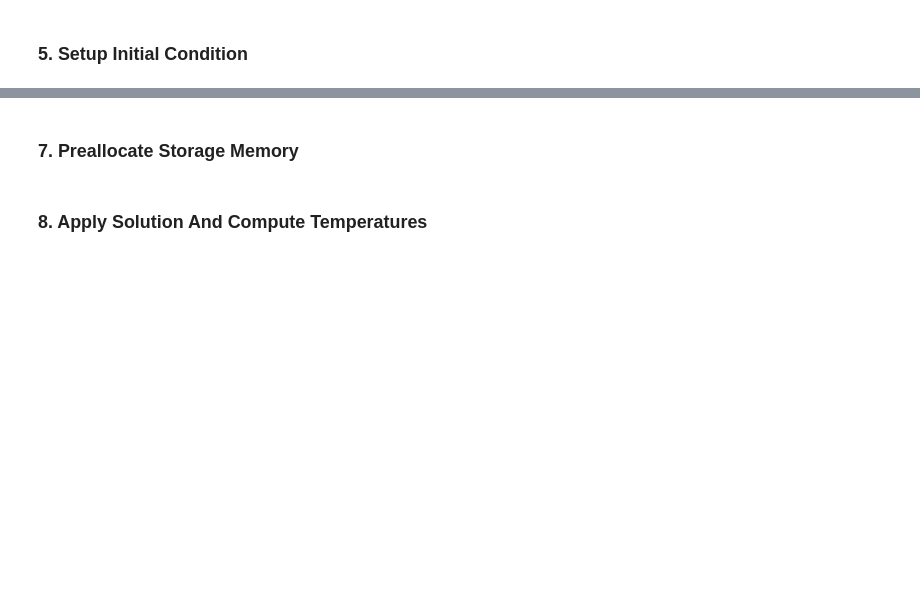
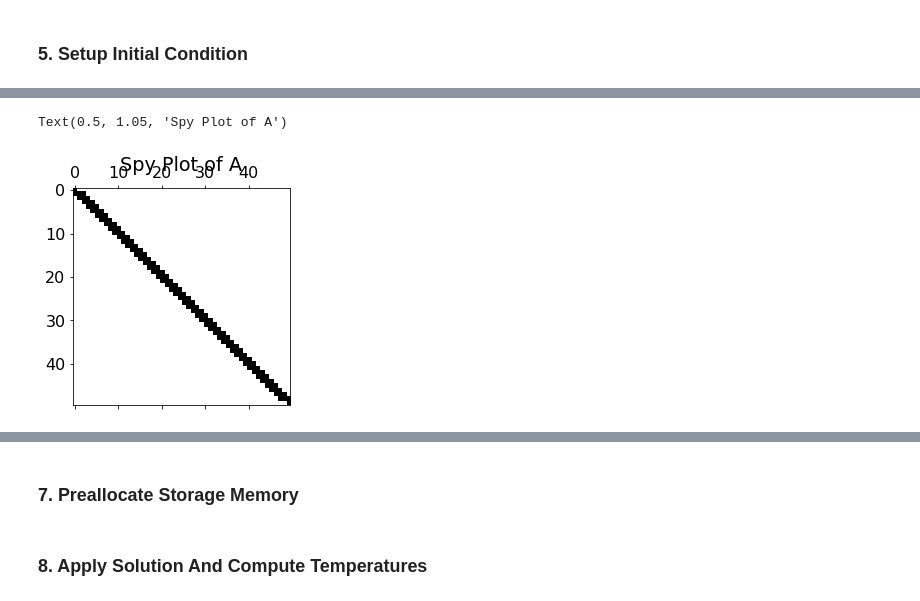
Before and after one commit to DamynChipman/geos518-fall-2021, a Jupyter notebook: mod03/mod03_1D-Diffusion-Assignment.ipynb, the cells around one changed output, grey strips where cells are left out. Drawn from its saved outputs; the diff is of its cells as text; code cells hidden in the pictures; blank space fills up the shorter version.

Commit message:
Committing with finished assignment; adding assets and figures.

```diff
--- a/mod03/mod03_1D-Diffusion-Assignment.ipynb
+++ b/mod03/mod03_1D-Diffusion-Assignment.ipynb
@@ -168,0 +196,25 @@ array([[2., 1., 0., ..., 0., 0., 0.],
+# %%
+alpha = Ds * (dt / (2*dz**2))
+print('soil diffusivity = {}'.format(Ds))
+print('alpha = {}'.format(alpha))
+
+A_lower_diag = -alpha*np.ones(Nz)
+A_lower_diag[-2] = 0
+
+A_diag = (1 + 2*alpha)*np.ones(Nz)
+A_diag[0] = 1
+A_diag[-1] = 1
+
+A_upper_diag = -alpha*np.ones(Nz)
+A_upper_diag[1] = 0
+
+A_data = np.array(
+	[
+		A_lower_diag,
+		A_diag,
+		A_upper_diag
+	]
+)
+A_offsets = np.array([-1, 0, 1])
+A = sparseModule.dia_matrix((A_data, A_offsets), shape=(Nz, Nz))
+A.toarray()
@@ -168,0 +237,6 @@ array([[2., 1., 0., ..., 0., 0., 0.],
+# %%
+plt.spy(A.toarray())
+plt.title('Spy Plot of A')
+# %% [output]
+Text(0.5, 1.05, 'Spy Plot of A')
+[figure, added]
```
Also changed, not shown: parts of 33 cells of this notebook, 4 other files.
